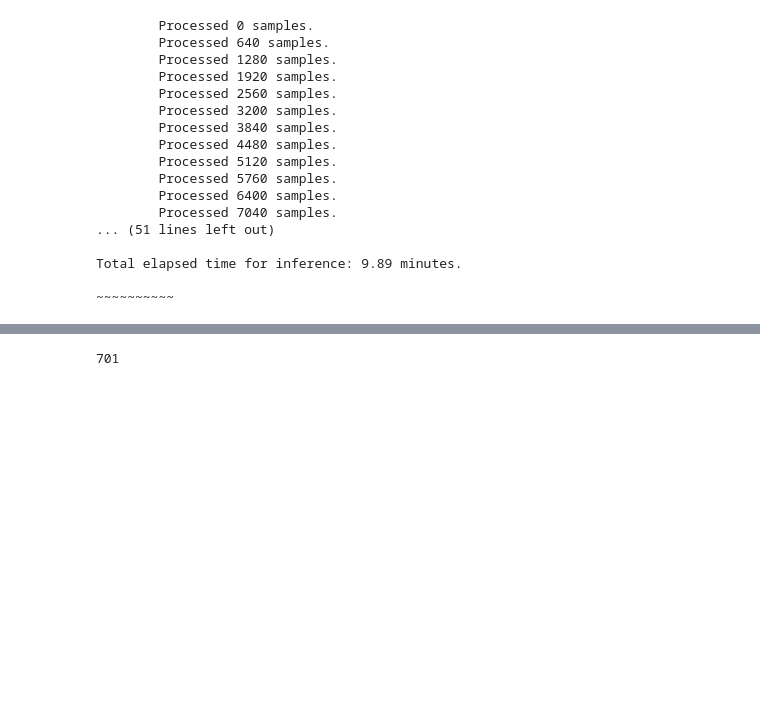
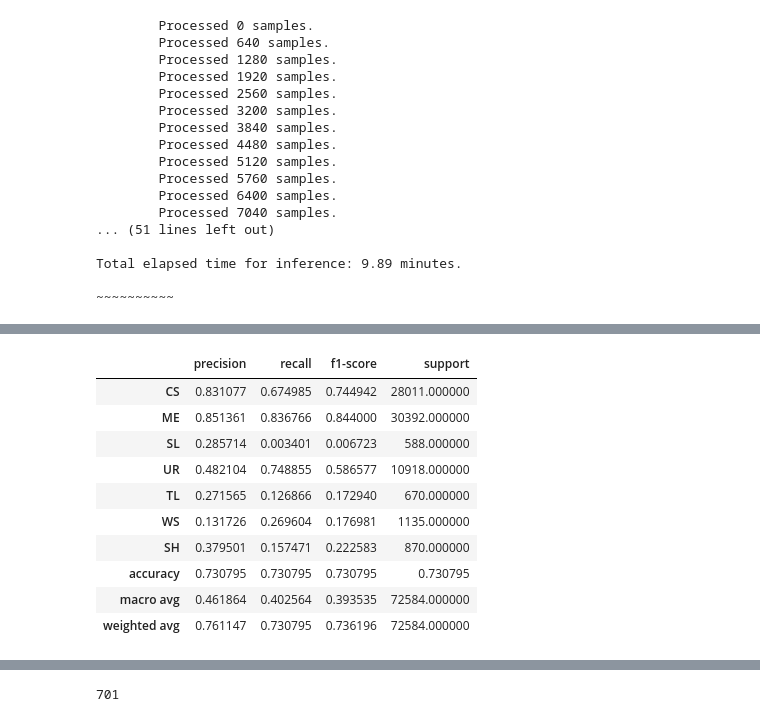
Before and after one commit to maxwellCcook/rooftop-mapping, a Jupyter notebook: code/06resnet18-dc-classification.ipynb, the cells around one changed output, grey strips where cells are left out. Saved outputs shown, nothing was run; the diff lists cells and outputs as text; code cells hidden in the pictures; blank space fills up the shorter version.

```diff
--- a/code/06resnet18-dc-classification.ipynb
+++ b/code/06resnet18-dc-classification.ipynb
@@ -319,0 +375,18 @@ inference_ref.columns
+# %%
+# Generate classification report
+report_dict = classification_report(y_true, y_pred, target_names=ref['class_code'].unique(), output_dict=True)
+report_df = pd.DataFrame(report_dict).transpose()
+
+report_df
+# %% [output]
+|  | precision | recall | f1-score | support |
+| CS | 0.831077 | 0.674985 | 0.744942 | 28011.000000 |
+| ME | 0.851361 | 0.836766 | 0.844000 | 30392.000000 |
+| SL | 0.285714 | 0.003401 | 0.006723 | 588.000000 |
+| UR | 0.482104 | 0.748855 | 0.586577 | 10918.000000 |
+| TL | 0.271565 | 0.126866 | 0.172940 | 670.000000 |
+| WS | 0.131726 | 0.269604 | 0.176981 | 1135.000000 |
+| SH | 0.379501 | 0.157471 | 0.222583 | 870.000000 |
+| accuracy | 0.730795 | 0.730795 | 0.730795 | 0.730795 |
+| macro avg | 0.461864 | 0.402564 | 0.393535 | 72584.000000 |
+| weighted avg | 0.761147 | 0.730795 | 0.736196 | 72584.000000 |
```
Also changed, not shown: parts of 12 cells of this notebook, 1 other file.
